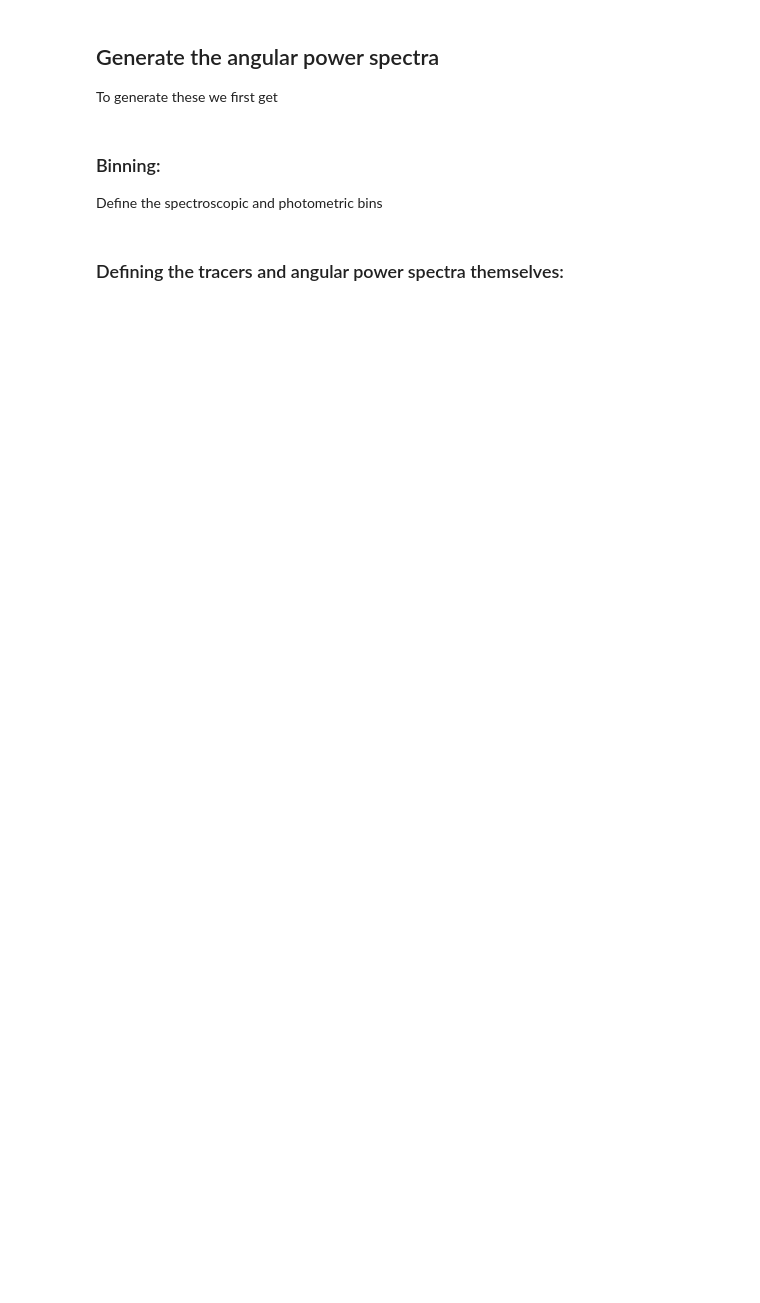
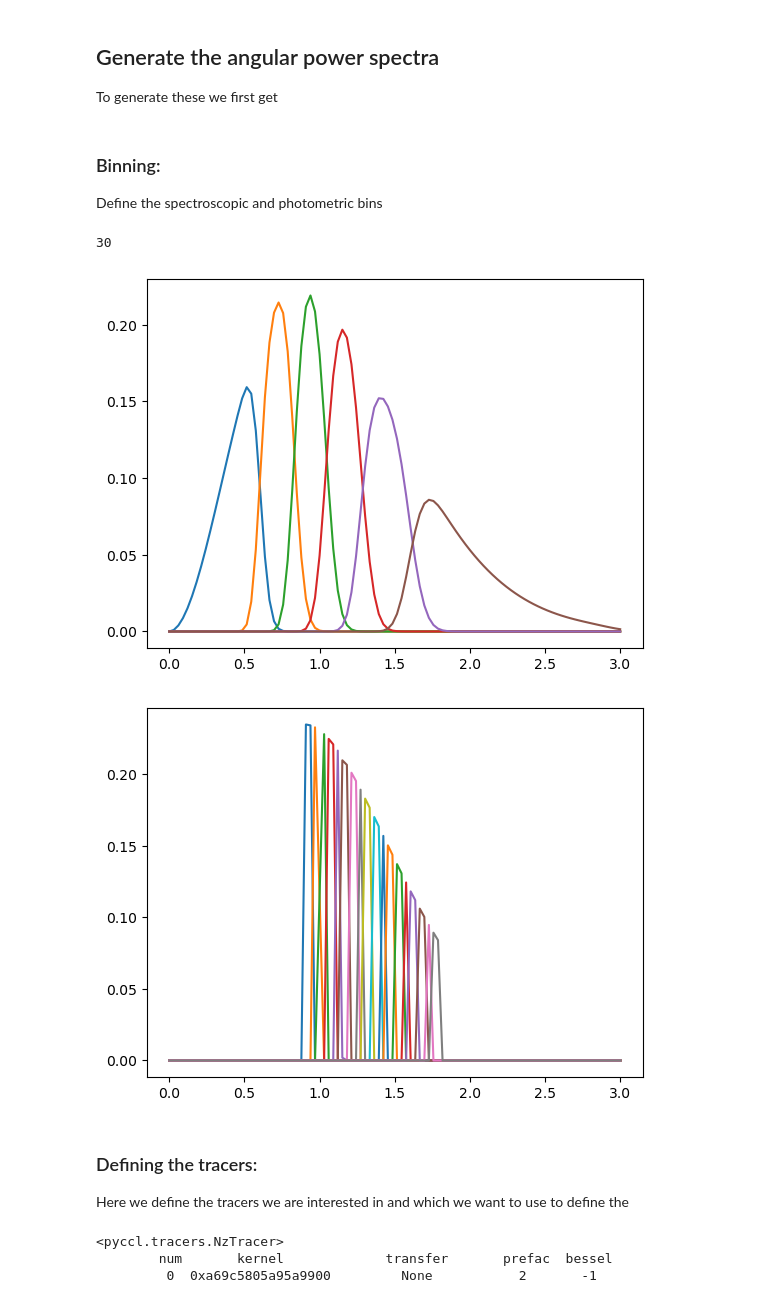
Before and after one commit to XanderHenrik/Masters-Project, a Jupyter notebook: notebooks/Gaussian_diagonal_covariance.ipynb, the cells around one changed output. Cells and saved outputs as stored; diff of their text form; code cells hidden in the pictures; blank space fills up the shorter version.

```diff
--- a/notebooks/Gaussian_diagonal_covariance.ipynb
+++ b/notebooks/Gaussian_diagonal_covariance.ipynb
@@ -108,8 +135,8 @@ neutrino_cosmo = ccl.Cosmology(Omega_c=0.27, Omega_b=0.045, h=0.67, A_s=2.1e-9,
 zero_mm_cosmo = ccl.Cosmology(Omega_c=0.27, Omega_b=0.045, h=0.67, A_s=2.1e-9, n_s=0.96, m_nu=[0, 0.06, 0.06])
 
 # The specifics of the angular power spectra:
-l = np.linspace(2, 2000, 1000) # multipole moments
-z = np.linspace(0, 3, 1000) # redshifts
+l = np.linspace(2, 2000, 100) # multipole moments
+z = np.linspace(0., 3.0, 100) # redshifts
 a = (1./(1+z))[::-1]
 
 # Redshoft distribution:
@@ -125,19 +152,37 @@ Define the spectroscopic and photometric bins
 # %%
 # We define the photometric and spectra through the following:
 
 # Photometric:
 n_bar = 0.3 # Assume a galaxy density and accompanying reshift distribution:
 dndz = glass.observations.smail_nz(z, z_mode=0.9, alpha=2., beta=1.5)
 dndz *= n_bar
 zbins = glass.observations.equal_dens_zbins(z, dndz, nbins=6)
 phot_tomo_bins = glass.observations.tomo_nz_gausserr(z, dndz, 0.03, zbins) # Where the bin error is 0.03
 
 # Spectroscopic:
-spec_z = (np.heaviside(z - 0.9, 1) - np.heaviside(z - 0.8, 1)) * dndz
+spec_z = (np.heaviside((z - 0.9), 1) - np.heaviside((z - 1.8), 1)) * dndz
 spec_zbins = glass.observations.fixed_zbins(zmin=0.9, zmax=1.8, dz=0.05)
 spec_tomo_bins = glass.observations.tomo_nz_gausserr(z, spec_z, 0.0003, spec_zbins)
+print(np.sum(spec_z>0))
+
+# Show the photometric bins in a plot:
+plt.figure()
+for i in range(len(phot_tomo_bins)):
+    plt.plot(z, phot_tomo_bins[i])
+plt.show()
+
+# Show the spectroscopic bins in a plot:
+plt.figure()
+for i in range(len(spec_tomo_bins)):
+    plt.plot(z, spec_tomo_bins[i])
+plt.show()
+# %% [output]
+30
+[figure, added]
+[figure, added]
 # %% [markdown]
-### Defining the tracers and angular power spectra themselves:
+### Defining the tracers:
+Here we define the tracers we are interested in and which we want to use to define the
 # %%
 # Define an empty dictionary for the tracers:
 tracers = {}
@@ -146,4 +191,10 @@ tracers = {}
 photo_clus = {i: ccl.NumberCountsTracer(lcdm_cosmo, dndz=(z, phot_tomo_bins[i]), bias=(z, bias), mag_bias=(z, m_bias), has_rsd=True) for i in range(len(phot_tomo_bins))}
 spec_clus = {i: ccl.NumberCountsTracer(lcdm_cosmo, dndz=(z, spec_tomo_bins[i]), bias=(z, bias), mag_bias=(z, m_bias), has_rsd=True) for i in range(len(spec_tomo_bins))}
 wl = {i: ccl.WeakLensingTracer(lcdm_cosmo, dndz=(z, phot_tomo_bins[i]), has_shear=True) for i in range(len(phot_tomo_bins))}
-cmb_l = ccl.CMBLensingTracer(lcdm_cosmo, z_source=1100.)
+cmb_l = ccl.CMBLensingTracer(lcdm_cosmo, z_source=1100., n_samples=5500)
+
+print(wl[0])
+# %% [output]
+<pyccl.tracers.NzTracer>
+        num       kernel             transfer       prefac  bessel
+         0  0xa69c5805a95a9900         None           2       -1
```
Also changed, not shown: parts of 5 cells of this notebook, 2 other files.
